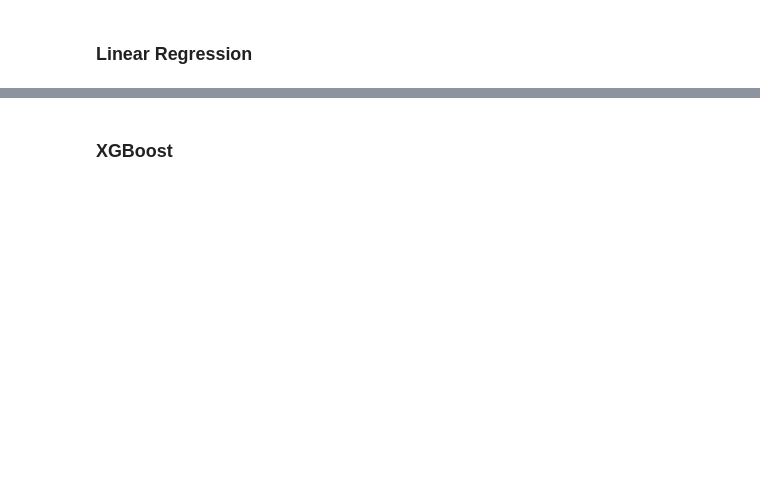
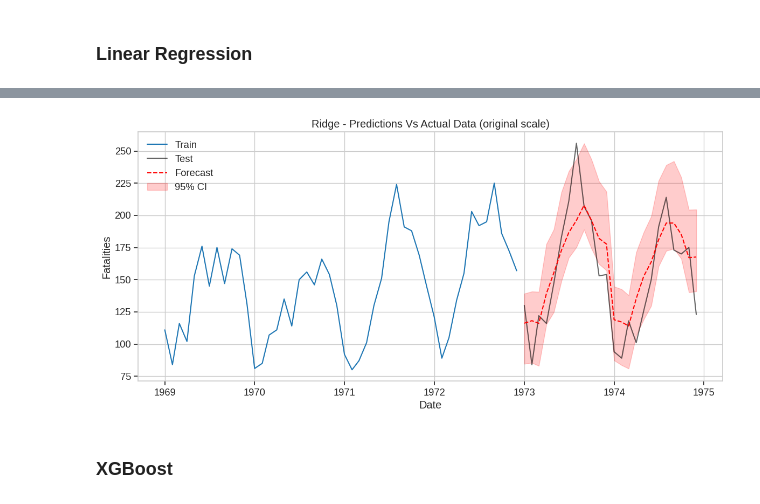
Before and after one commit to Iker-Jauregui/TS_Assignment_2, a Jupyter notebook: Assignment_2_Mel.ipynb, the cells around one changed output, grey strips where cells are left out. Saved outputs shown, nothing was run; the diff lists cells and outputs as text; code cells hidden in the pictures; blank space fills up the shorter version.

```diff
--- a/Assignment_2_Mel.ipynb
+++ b/Assignment_2_Mel.ipynb
@@ -451,0 +357,95 @@ Validation MAE: 16.800066744255442
+# %%
+# 1. Outer Split: Separate the 'Final Exam' (Test Set)
+# We use the rest for Tuning (Train + Validation)
+steps_test = len(test)
+
+# 2. Define the Pipeline and Forecaster
+pipe = make_pipeline(StandardScaler(), Ridge())
+forecaster = ForecasterRecursive(regressor=pipe, lags=6)
+
+# 3. Define the Search Grid (Logarithmic Scale)
+# This creates 10 values from 10^-3 (0.001) to 10^3 (1000)
+param_grid = {
+    'ridge__alpha': np.logspace(-3, 3, 10)
+}
+
+# 4. Define Cross-Validation Strategy with TimeSeriesFold
+cv = TimeSeriesFold(
+    steps              = steps_test, # Forecasting horizon for validation
+    initial_train_size = len(y_train) - 36, # Sub-train size
+    fold_stride        = 12, # steps the sliding window moves forward (by default = steps)
+    refit              = True, # Refit model at each fold (=False: no refit; =3: more efficient refit each 3 steps)
+    fixed_train_size   = False,              # Expanding window
+    gap                = 0,                  # No gap between train and test
+    allow_incomplete_fold = True
+)
+
+# 5. Run Grid Search with Backtesting
+results_grid = grid_search_forecaster(
+    forecaster    = forecaster,
+    y             = y_train,
+    exog          = X_train,
+    param_grid    = param_grid,
+    cv            = cv,
+    metric        = ['mean_squared_error', 'mean_absolute_error', 'mean_absolute_percentage_error'],
+    return_best   = True, # Keeps the best model in the forecaster object
+    n_jobs        = 'auto', #parallel evaluation if more cores ar available
+    verbose       = False,
+    show_progress = True
+)
+
+print("Grid Search Results (Top 3):")
+print(results_grid.head(3))
+print(f"Best lambda value: {results_grid.iloc[0].ridge__alpha}")
+
+# 5. Final Prediction on Test Set
+# Since refit=True, 'forecaster' now holds the best alpha and is trained on y_train
+predictions_df = forecaster.predict_interval(steps=24, exog=X_test, interval=[2.5, 97.5])
+
+predictions = predictions_df['pred']
+lower_bound = predictions_df['lower_bound']
+upper_bound = predictions_df['upper_bound']
+
+rmse_ridge = np.sqrt(mean_squared_error(y_test, predictions))
+mae_ridge = mean_absolute_error(y_test, predictions)
+mape_ridge = mean_absolute_percentage_error(y_test, predictions)
+mpiw_ridge = (upper_bound - lower_bound).mean()
+
+stats_dict = {
+    "prediction": predictions.values,
+    "lower_bound": lower_bound.values,
+    "upper_bound": upper_bound.values,
+    "rmse": rmse_ridge,
+    "mae": mae_ridge,
+    "mape": mape_ridge,
+    "mpiw": mpiw_ridge
+}
+
+predictions_log["Ridge"] = stats_dict
+
+print(f"\nForecast Accuracy Metrics:")
+print(f"  RMSE: {np.sqrt(rmse_ridge):.2f}")
+print(f"  MAE: {mae_ridge:.2f}")
+print(f"  MAPE: {(mape_ridge) * 100:.2f}%")
+print(f"  MPIW: {mpiw_ridge:.2f}\n")
+
+# 6. Visualization
+plt.figure(figsize=(14, 6))
+
+plt.plot(X_train.index[-48:], y_train.iloc[-48:], label='Train')
+
+plt.plot(X_test.index, y_test, label='Test', color='black', alpha=0.6)
+plt.plot(X_test.index, predictions, label='Forecast', color='red', linestyle='--')
+
+# Confidence interval
+plt.fill_between(test_real.index,
+                 lower_bound,
+                 upper_bound,
+                 color='red', alpha=0.2, label='95% CI')
+
+plt.title('Ridge - Predictions Vs Actual Data (original scale)')
+plt.xlabel('Date')
+plt.ylabel('Fatalities')
+plt.legend()
+plt.show()
+# %% [output]
@@ -452,2 +469,3 @@ Validation MAE: 16.800066744255442
+[figure, added]
 # %% [markdown]
 ### XGBoost
```
Also changed, not shown: parts of 15 cells of this notebook.
